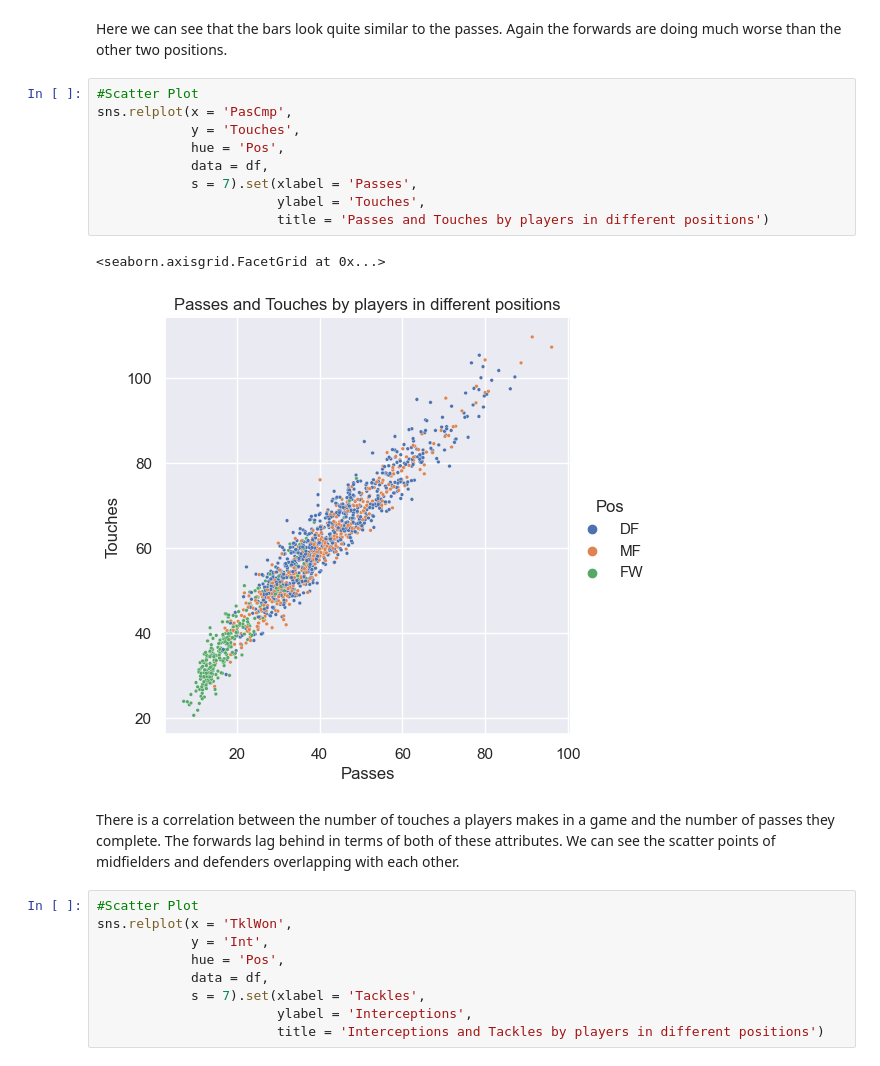
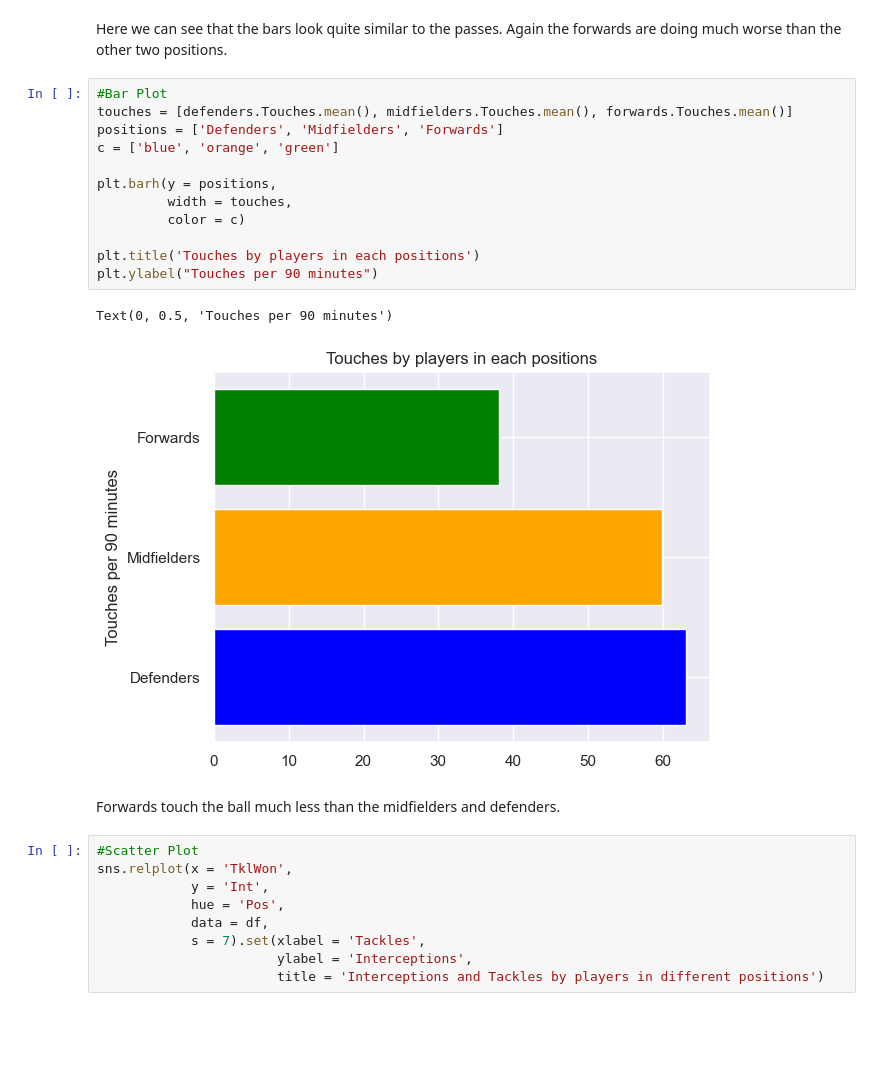
Before and after one commit to ubco-W2022T1-cosc301/project-group-25, a Jupyter notebook: notebooks/analysis1.ipynb, the cells around one changed output. Saved outputs shown, nothing was run; the diff lists cells and outputs as text; blank space fills up the shorter version.

```diff
--- a/notebooks/analysis1.ipynb
+++ b/notebooks/analysis1.ipynb
@@ -266,19 +284,22 @@ Text(0, 0.5, 'Distance(in yards) traveled with the ball per 90 minutes')
 # %% [markdown]
 Here we can see that the bars look quite similar to the passes. Again the forwards are doing much worse than the other two positions.
-# %%
-#Scatter Plot
-sns.relplot(x = 'PasCmp',
-            y = 'Touches',
-            hue = 'Pos',
-            data = df,
-            s = 7).set(xlabel = 'Passes',
-                       ylabel = 'Touches',
-                       title = 'Passes and Touches by players in different positions')
-# %% [output]
-<seaborn.axisgrid.FacetGrid at 0x...>
-[figure, removed]
-# %% [markdown]
-There is a correlation between the number of touches a players makes in a game and the number of passes they complete. The forwards lag behind in terms of both of these attributes. We can see the scatter points of midfielders and defenders overlapping with each other.
+# %%
+#Bar Plot
+touches = [defenders.Touches.mean(), midfielders.Touches.mean(), forwards.Touches.mean()]
+positions = ['Defenders', 'Midfielders', 'Forwards']
+c = ['blue', 'orange', 'green']
+
+plt.barh(y = positions,
+         width = touches,
+         color = c)
+
+plt.title('Touches by players in each positions')
+plt.ylabel("Touches per 90 minutes")
+# %% [output]
+Text(0, 0.5, 'Touches per 90 minutes')
+[figure, added]
+# %% [markdown]
+Forwards touch the ball much less than the midfielders and defenders.
 # %%
 #Scatter Plot
 sns.relplot(x = 'TklWon',
```
Also changed, not shown: parts of 6 cells of this notebook, 1 other file.
